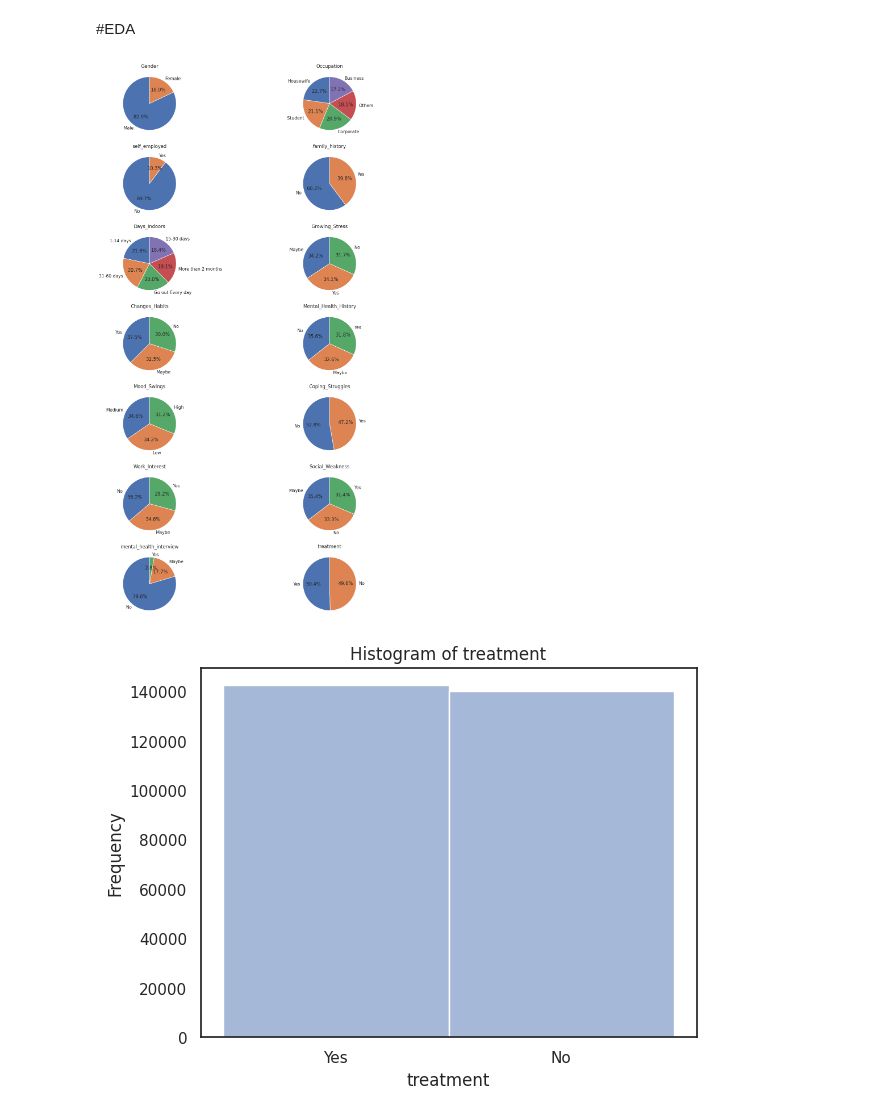
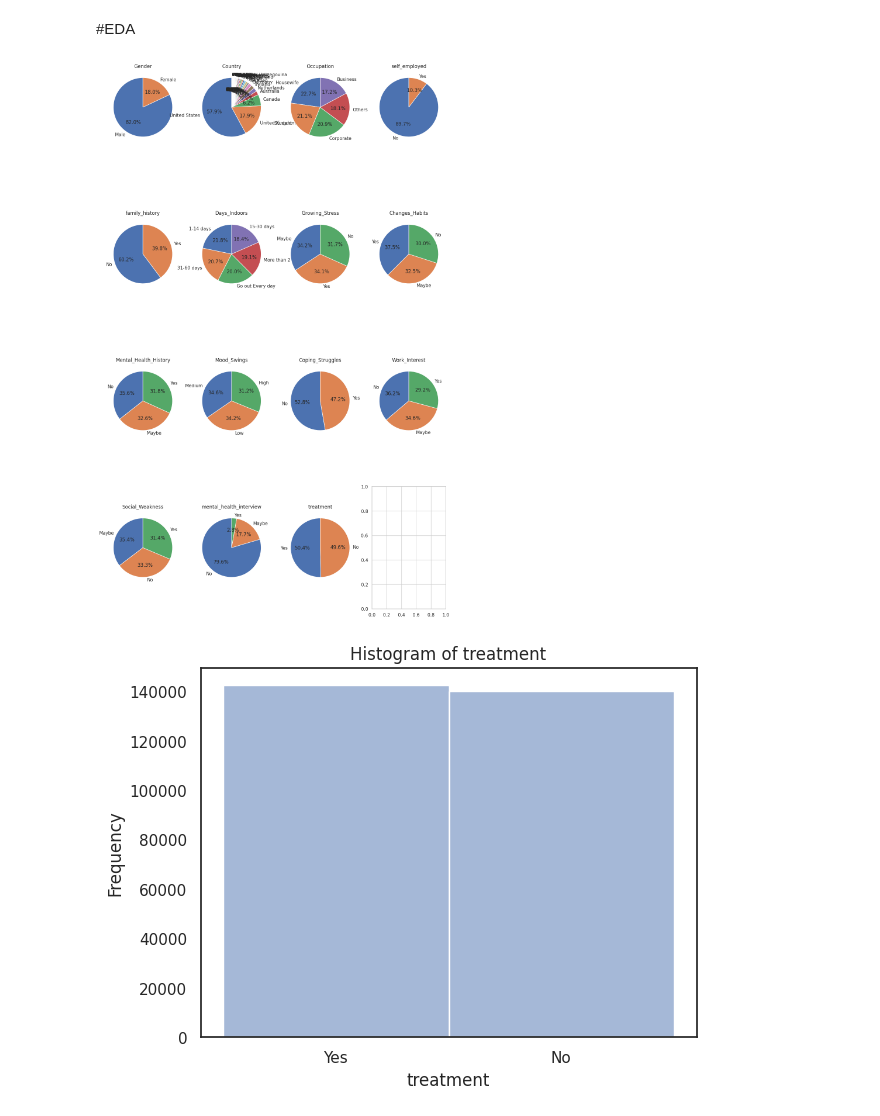
Before and after one commit to BrillaM/biostat-212b-2024-spring, a Jupyter notebook: 212B_Project_Plan_Draft.ipynb, the cells around one changed output. Cells and saved outputs as stored; diff of their text form; code cells hidden in the pictures.

```diff
--- a/212B_Project_Plan_Draft.ipynb
+++ b/212B_Project_Plan_Draft.ipynb
@@ -107,35 +107,36 @@ Name: count, dtype: int64
 sns.set_style("whitegrid")
 
 cols_to_visualize = ['Gender',
+                     'Country',
                      'Occupation',
                      'self_employed',
                      'family_history',
                      'Days_Indoors',
                      'Growing_Stress',
                      'Changes_Habits',
                      'Mental_Health_History',
                      'Mood_Swings',
                      'Coping_Struggles',
                      'Work_Interest',
                      'Social_Weakness',
                      'mental_health_interview',
                      'treatment']
 counts = []
 
 for col in cols_to_visualize:
     counts.append(df[col].value_counts())
 
-fig, axs = pyplot.subplots(7, 2, figsize=(15, 25))
+fig, axs = pyplot.subplots(4, 4, figsize=(15, 25))
 axs = axs.flatten()
 
 for i, (col, count) in enumerate(zip(cols_to_visualize, counts)):
     axs[i].pie(count, labels=count.index, autopct='%1.1f%%', startangle=90)
     axs[i].set_title(col)
 
 
 pyplot.show()
 # %% [output]
-[figure, old version]
+[figure, new version]
 # %%
 sns.set_theme(style="white")
 # Histogram by groups
```
Also changed, not shown: parts of 44 cells of this notebook.
